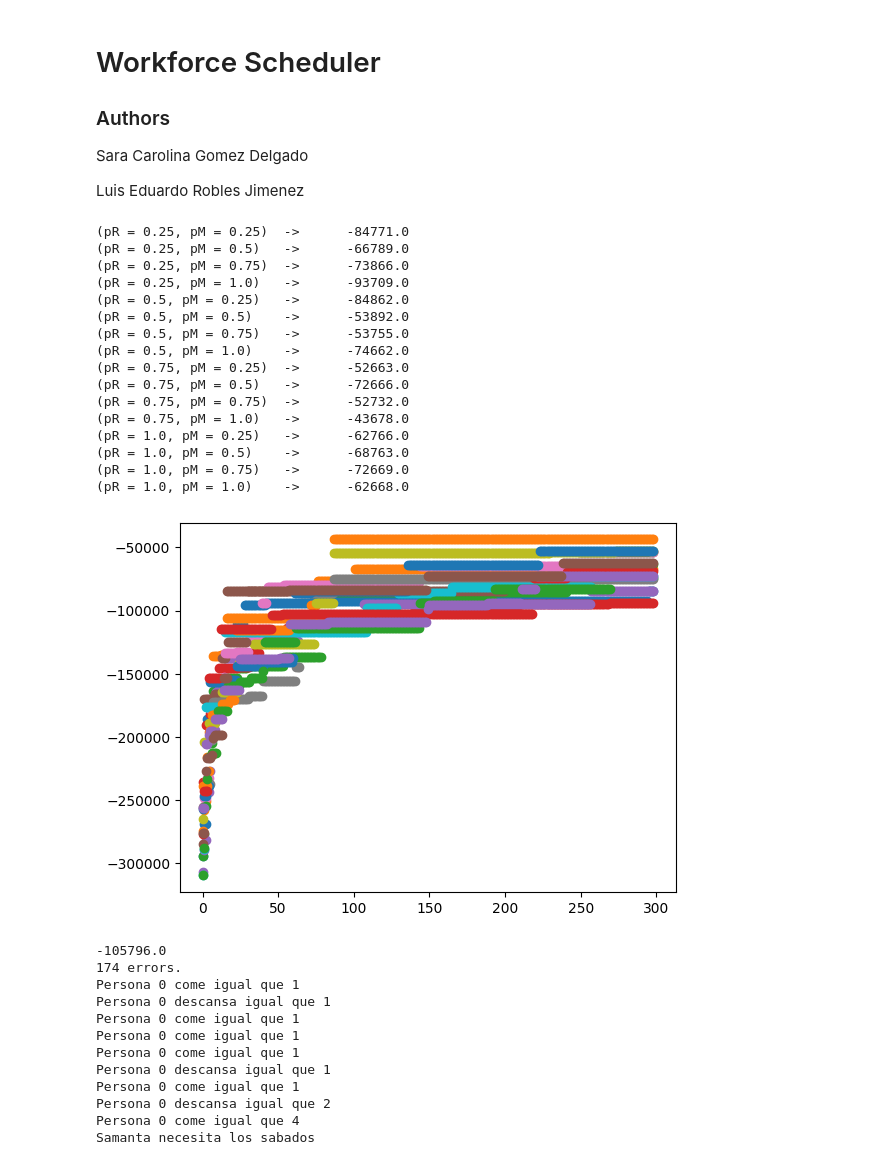
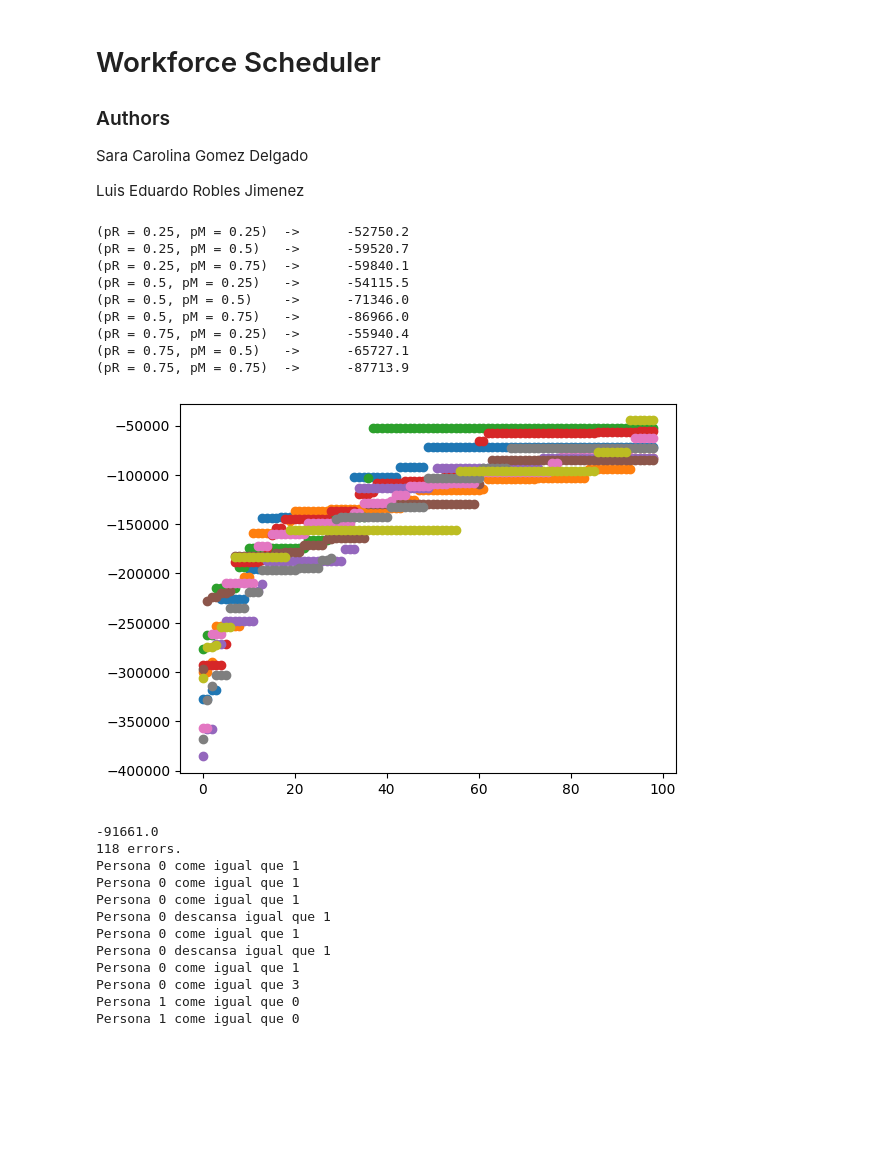
Before and after one commit to LuisR-jpg/Artificial-Intelligence---UP, a Jupyter notebook: Optimización y Metaheurísticas II/Evolutionary Computing/Genetic Algorithms/WorkForceScheduler/Scheduler.ipynb, the cells around one changed output. Saved outputs shown, nothing was run; the diff lists cells and outputs as text; code cells hidden in the pictures; blank space fills up the shorter version.

```diff
--- a/Optimización y Metaheurísticas II/Evolutionary Computing/Genetic Algorithms/WorkForceScheduler/Scheduler.ipynb
+++ b/Optimización y Metaheurísticas II/Evolutionary Computing/Genetic Algorithms/WorkForceScheduler/Scheduler.ipynb
@@ -12,50 +12,53 @@ from genetic_algorithm import genetic_algorithm
 import matplotlib.pyplot as plt
 import numpy as np
 # %%
-def graph(points):
-    plt.scatter(np.arange(len(points)), points)
+def graph(points, lbl = None):
+    if lbl is None: plt.scatter(np.arange(len(points)), points)
+    else:
+        plt.scatter(np.arange(len(points)), points, label = lbl)
+        plt.legend()
 # %%
-for pR in np.arange(0.25, 1.1, 0.25):
-    for pM in np.arange(0.25, 1.1, 0.25):
-        r = genetic_algorithm(rules, (breaks, areas, inventario, people), 250, 300, pRep = 0.75, pMut = 0.75, dim = (len(people), 7, 0, len(breaks)), debug = False)
-        print("(pR = {}, pM = {})\t->\t{}".format(pR, pM, r['fitness']))
-        graph(r['bestTracker'])
+for pR in np.arange(0.25, 1, 0.25):
+    for pM in np.arange(0.25, 1, 0.25):
+        s, iter = 0, 10
+        tracker, best = [], -1e10
+        for i in range(iter):
+            r = genetic_algorithm(rules, (breaks, areas, inventario, people), 50, 100, pRep = pR, pMut = pM, dim = (len(people), 7, 0, len(breaks)), debug = False)
+            s += r['fitness']
+            if not i or s > best:
+                best = s
+                tracker = r['bestTracker']
+        graph(tracker)
+        print("(pR = {}, pM = {})\t->\t{}".format(pR, pM, s/iter))
 # %% [output]
-(pR = 0.25, pM = 0.25)  ->      -84771.0
-(pR = 0.25, pM = 0.5)   ->      -66789.0
-(pR = 0.25, pM = 0.75)  ->      -73866.0
-(pR = 0.25, pM = 1.0)   ->      -93709.0
-(pR = 0.5, pM = 0.25)   ->      -84862.0
-(pR = 0.5, pM = 0.5)    ->      -53892.0
-(pR = 0.5, pM = 0.75)   ->      -53755.0
-(pR = 0.5, pM = 1.0)    ->      -74662.0
-(pR = 0.75, pM = 0.25)  ->      -52663.0
-(pR = 0.75, pM = 0.5)   ->      -72666.0
-(pR = 0.75, pM = 0.75)  ->      -52732.0
-(pR = 0.75, pM = 1.0)   ->      -43678.0
-(pR = 1.0, pM = 0.25)   ->      -62766.0
-(pR = 1.0, pM = 0.5)    ->      -68763.0
-(pR = 1.0, pM = 0.75)   ->      -72669.0
-(pR = 1.0, pM = 1.0)    ->      -62668.0
+(pR = 0.25, pM = 0.25)  ->      -52750.2
+(pR = 0.25, pM = 0.5)   ->      -59520.7
+(pR = 0.25, pM = 0.75)  ->      -59840.1
+(pR = 0.5, pM = 0.25)   ->      -54115.5
+(pR = 0.5, pM = 0.5)    ->      -71346.0
+(pR = 0.5, pM = 0.75)   ->      -86966.0
+(pR = 0.75, pM = 0.25)  ->      -55940.4
+(pR = 0.75, pM = 0.5)   ->      -65727.1
+(pR = 0.75, pM = 0.75)  ->      -87713.9
-[figure, old version]
+[figure, new version]
 # %%
 a = rules(r['solution'], breaks, areas, inventario, people, True)
 print(a[0])
 print("{} errors.".format(len(a[1])))
 print(*a[1][:10], sep = '\n')
 # %% [output]
--105796.0
-174 errors.
-Persona 0 come igual que 1
-Persona 0 descansa igual que 1
+-91661.0
+118 errors.
 Persona 0 come igual que 1
 Persona 0 come igual que 1
 Persona 0 come igual que 1
 Persona 0 descansa igual que 1
 Persona 0 come igual que 1
-Persona 0 descansa igual que 2
-Persona 0 come igual que 4
-Samanta necesita los sabados
+Persona 0 descansa igual que 1
+Persona 0 come igual que 1
+Persona 0 come igual que 3
+Persona 1 come igual que 0
+Persona 1 come igual que 0
 # %%
 print("Nombre", "LUN", "MAR", "MIER", "JUE", "VIE", "SAB", "DOM", sep = "\t")
 for i, p in enumerate(r['solution']):
```
Also changed, not shown: parts of 1 cell of this notebook.
